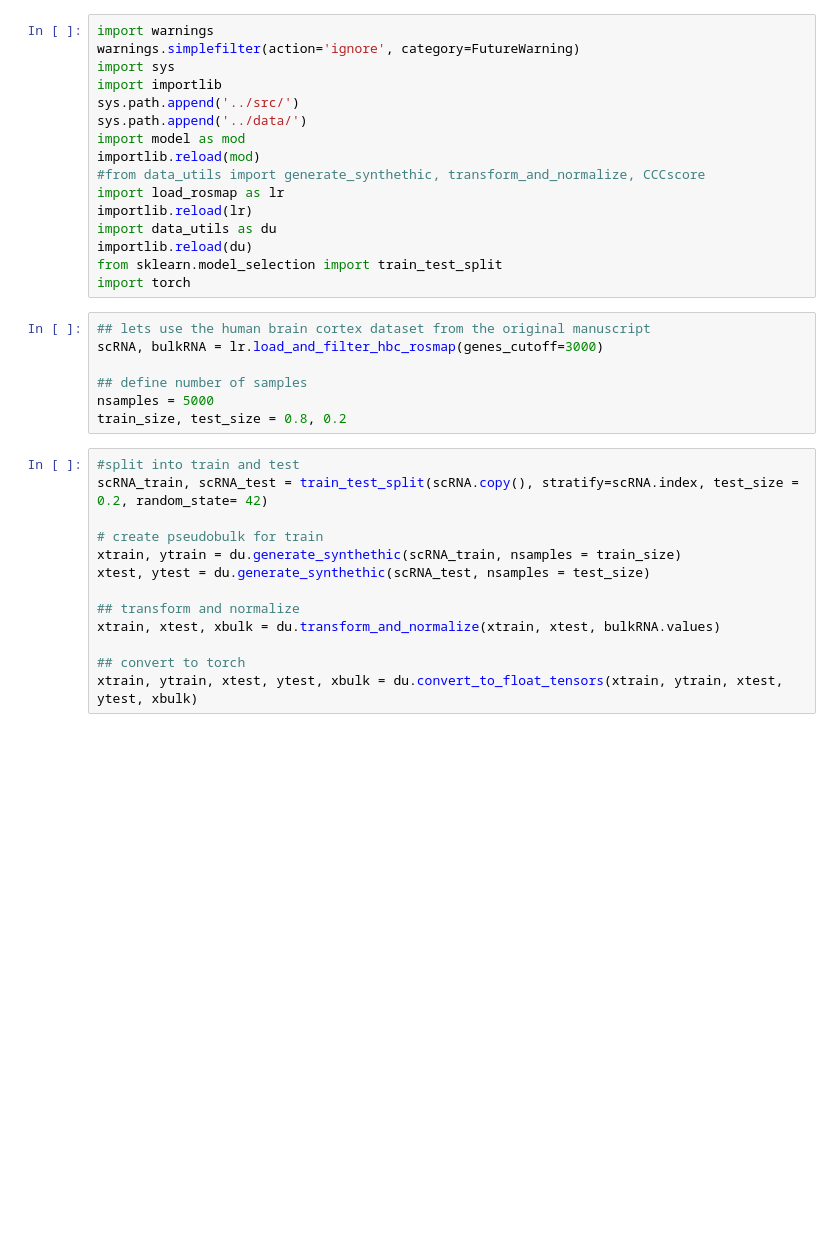
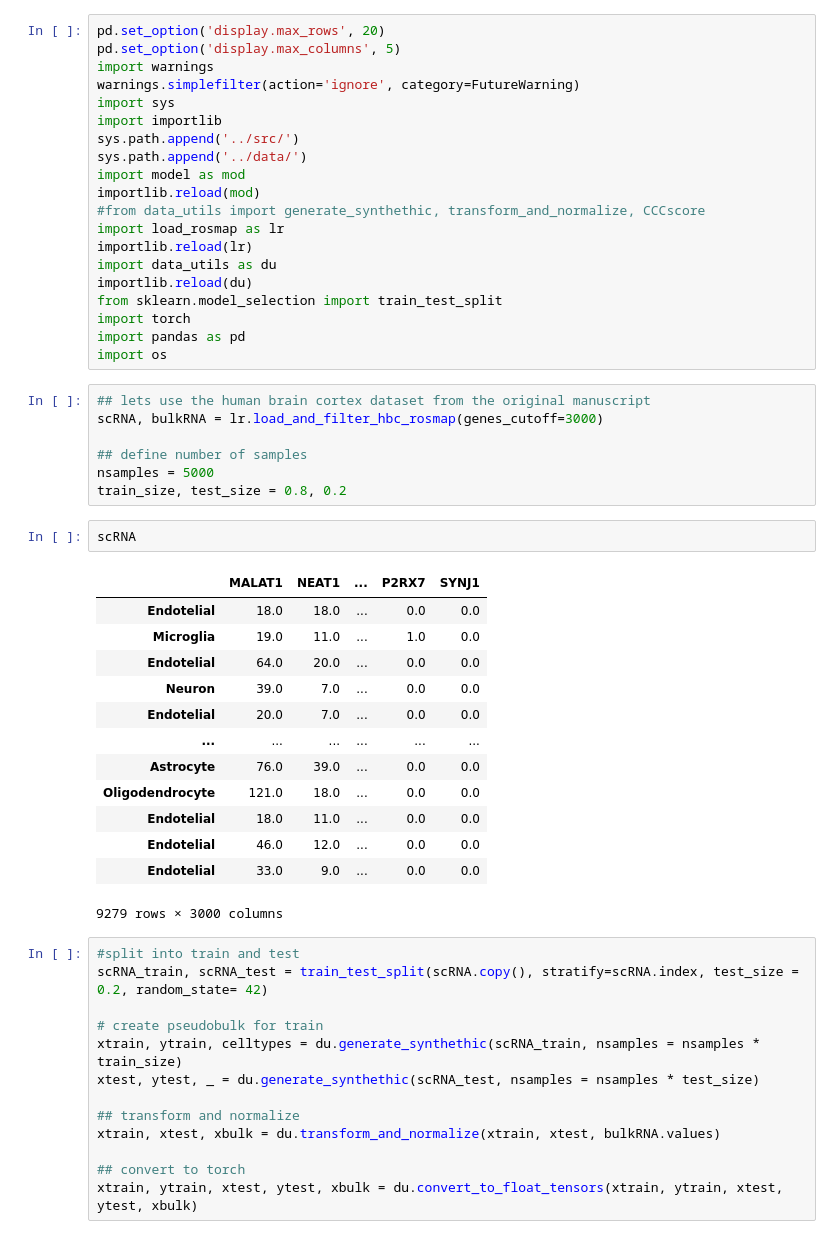
Before and after one commit to ML4BM-Lab/Sweetwater, a Jupyter notebook: examples/deconvolution.ipynb, the cells around one changed output. Cells and saved outputs as stored; diff of their text form; blank space fills up the shorter version.

```diff
--- a/examples/deconvolution.ipynb
+++ b/examples/deconvolution.ipynb
@@ -1,4 +1,6 @@
 # %%
+pd.set_option('display.max_rows', 20)
+pd.set_option('display.max_columns', 5)
 import warnings
 warnings.simplefilter(action='ignore', category=FutureWarning)
 import sys
@@ -14,6 +16,8 @@ import data_utils as du
 importlib.reload(du)
 from sklearn.model_selection import train_test_split
 import torch
+import pandas as pd
+import os
 # %%
 ## lets use the human brain cortex dataset from the original manuscript
 scRNA, bulkRNA = lr.load_and_filter_hbc_rosmap(genes_cutoff=3000)
@@ -21,13 +25,29 @@ scRNA, bulkRNA = lr.load_and_filter_hbc_rosmap(genes_cutoff=3000)
 ## define number of samples
 nsamples = 5000
 train_size, test_size = 0.8, 0.2
+# %%
+scRNA
+# %% [output]
+|  | MALAT1 | NEAT1 | ... | P2RX7 | SYNJ1 |
+| Endotelial | 18.0 | 18.0 | ... | 0.0 | 0.0 |
+| Microglia | 19.0 | 11.0 | ... | 1.0 | 0.0 |
+| Endotelial | 64.0 | 20.0 | ... | 0.0 | 0.0 |
+| Neuron | 39.0 | 7.0 | ... | 0.0 | 0.0 |
+| Endotelial | 20.0 | 7.0 | ... | 0.0 | 0.0 |
+| ... | ... | ... | ... | ... | ... |
+| Astrocyte | 76.0 | 39.0 | ... | 0.0 | 0.0 |
+| Oligodendrocyte | 121.0 | 18.0 | ... | 0.0 | 0.0 |
+| Endotelial | 18.0 | 11.0 | ... | 0.0 | 0.0 |
+| Endotelial | 46.0 | 12.0 | ... | 0.0 | 0.0 |
+| Endotelial | 33.0 | 9.0 | ... | 0.0 | 0.0 |
+9279 rows × 3000 columns
 # %%
 #split into train and test
 scRNA_train, scRNA_test = train_test_split(scRNA.copy(), stratify=scRNA.index, test_size = 0.2, random_state= 42)
 
 # create pseudobulk for train
-xtrain, ytrain = du.generate_synthethic(scRNA_train, nsamples = train_size)
-xtest, ytest = du.generate_synthethic(scRNA_test, nsamples = test_size)
+xtrain, ytrain, celltypes = du.generate_synthethic(scRNA_train, nsamples = nsamples * train_size)
+xtest, ytest, _ = du.generate_synthethic(scRNA_test, nsamples = nsamples * test_size)
 
 ## transform and normalize
 xtrain, xtest, xbulk = du.transform_and_normalize(xtrain, xtest, bulkRNA.values)
```
Also changed, not shown: parts of 4 cells of this notebook, 5 other files.
